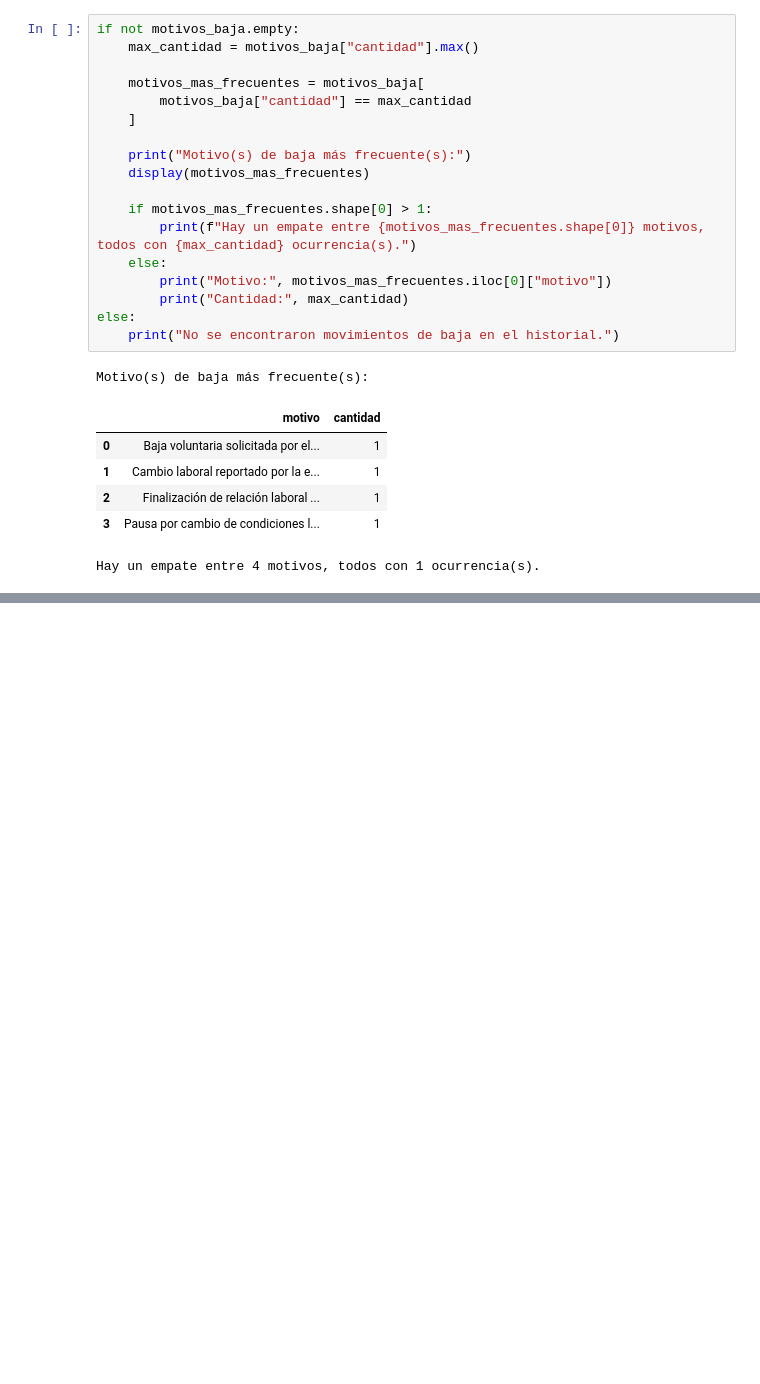
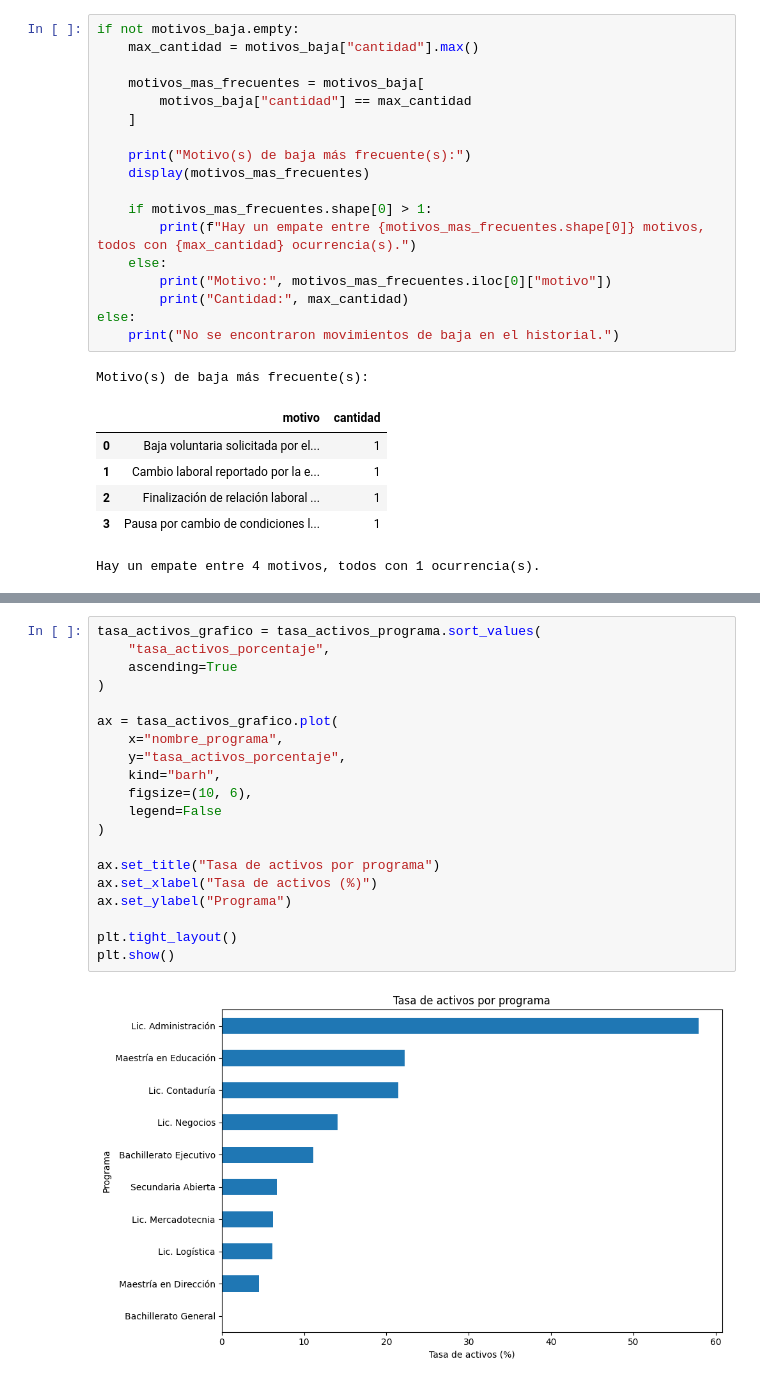
Before and after one commit to FerrariAgustinNicolas/prueba-fullstack-inscripciones, a Jupyter notebook: python/analisis_inscripciones.ipynb, the cells around one changed output, grey strips where cells are left out. Cells and saved outputs as stored; diff of their text form; blank space fills up the shorter version.

```diff
--- a/python/analisis_inscripciones.ipynb
+++ b/python/analisis_inscripciones.ipynb
@@ -475,0 +532,22 @@ Hay un empate entre 4 motivos, todos con 1 ocurrencia(s).
+# %%
+tasa_activos_grafico = tasa_activos_programa.sort_values(
+    "tasa_activos_porcentaje",
+    ascending=True
+)
+
+ax = tasa_activos_grafico.plot(
+    x="nombre_programa",
+    y="tasa_activos_porcentaje",
+    kind="barh",
+    figsize=(10, 6),
+    legend=False
+)
+
+ax.set_title("Tasa de activos por programa")
+ax.set_xlabel("Tasa de activos (%)")
+ax.set_ylabel("Programa")
+
+plt.tight_layout()
+plt.show()
+# %% [output]
+[figure, added]
```
Also changed, not shown: parts of 6 cells of this notebook.
